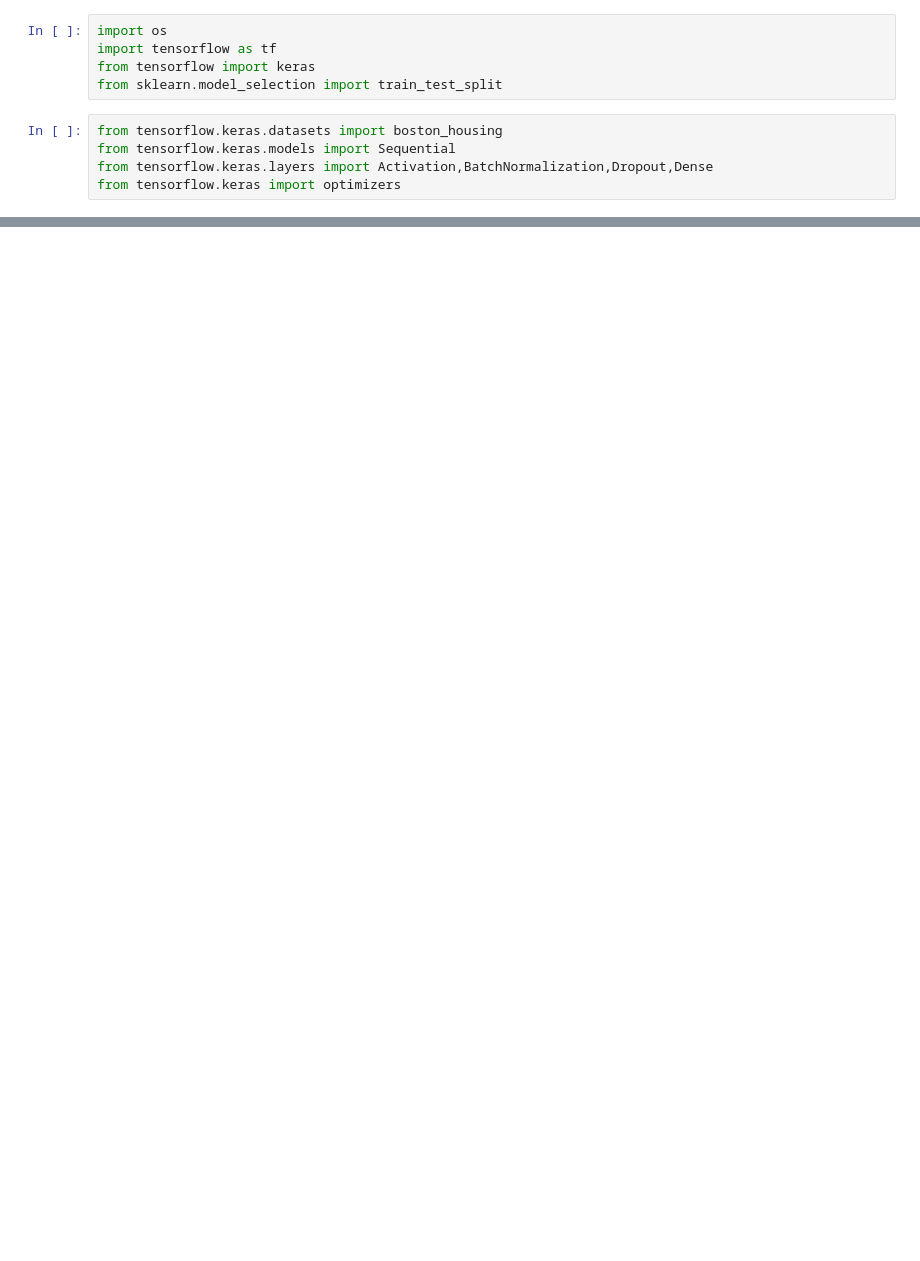
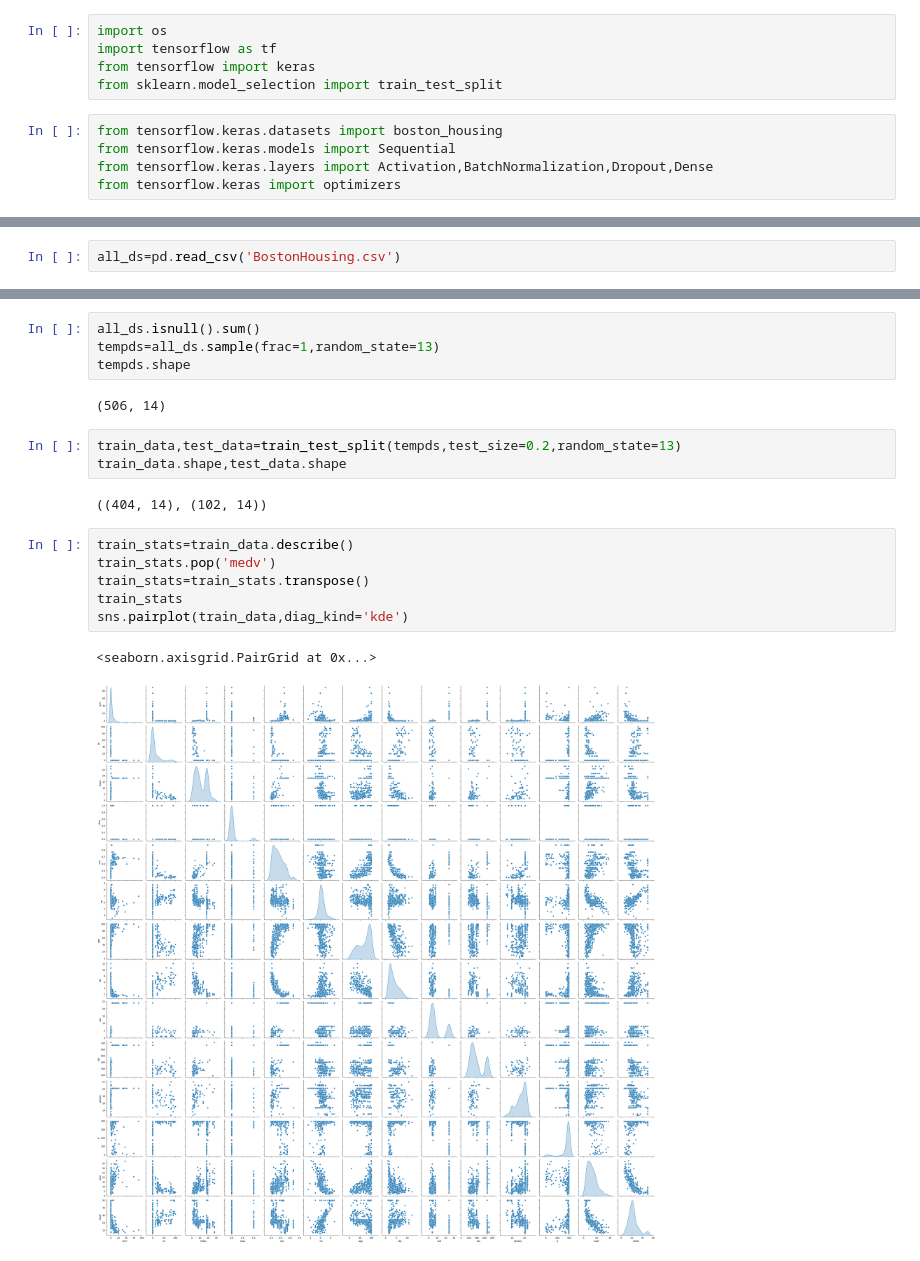
Before and after one commit to Dhaneshkp/DesktopAssistant, a Jupyter notebook: Tensorflow.ipynb, the cells around one changed output, grey strips where cells are left out. Cells and saved outputs as stored; diff of their text form; blank space fills up the shorter version.

```diff
--- a/Tensorflow.ipynb
+++ b/Tensorflow.ipynb
@@ -18,0 +76,2 @@ import pathlib
+# %%
+all_ds=pd.read_csv('BostonHousing.csv')
@@ -18,0 +115,20 @@ import pathlib
+# %%
+all_ds.isnull().sum()
+tempds=all_ds.sample(frac=1,random_state=13)
+tempds.shape
+# %% [output]
+(506, 14)
+# %%
+train_data,test_data=train_test_split(tempds,test_size=0.2,random_state=13)
+train_data.shape,test_data.shape
+# %% [output]
+((404, 14), (102, 14))
+# %%
+train_stats=train_data.describe()
+train_stats.pop('medv')
+train_stats=train_stats.transpose()
+train_stats
+sns.pairplot(train_data,diag_kind='kde')
+# %% [output]
+<seaborn.axisgrid.PairGrid at 0x...>
+[figure, added]
```
Also changed, not shown: parts of 17 cells of this notebook.
